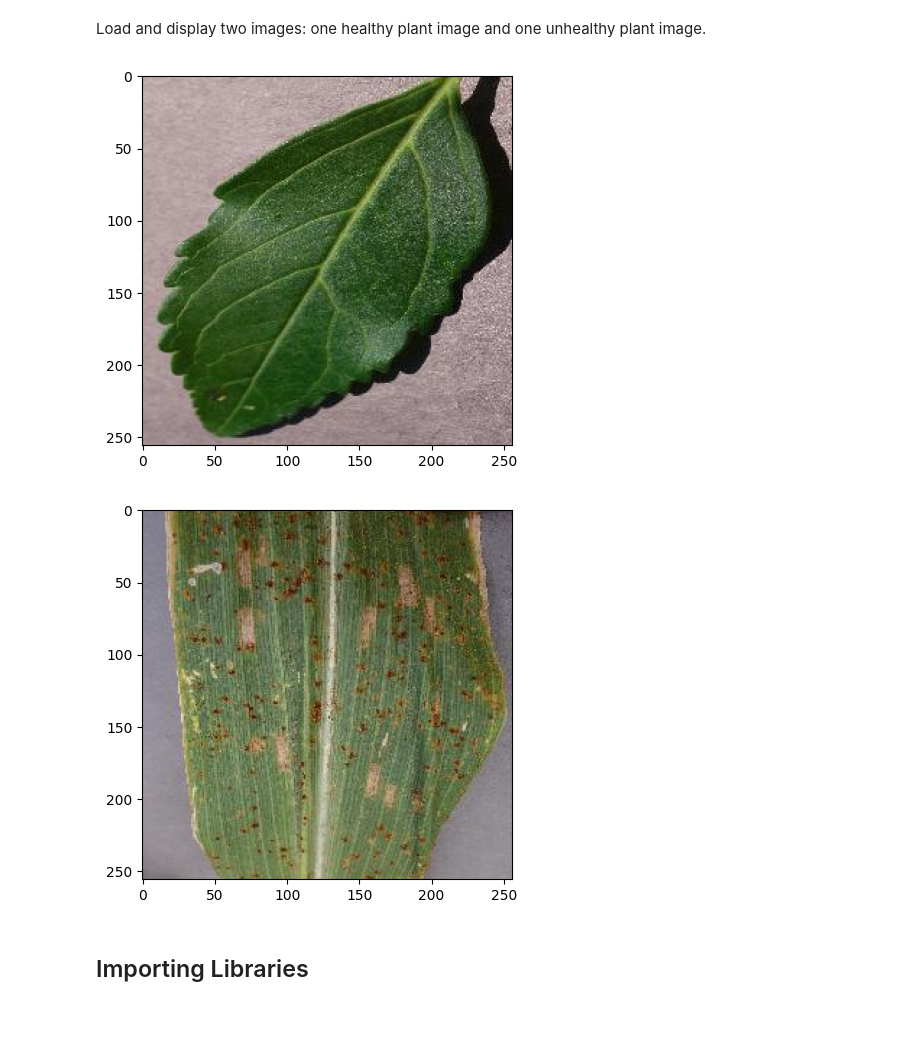
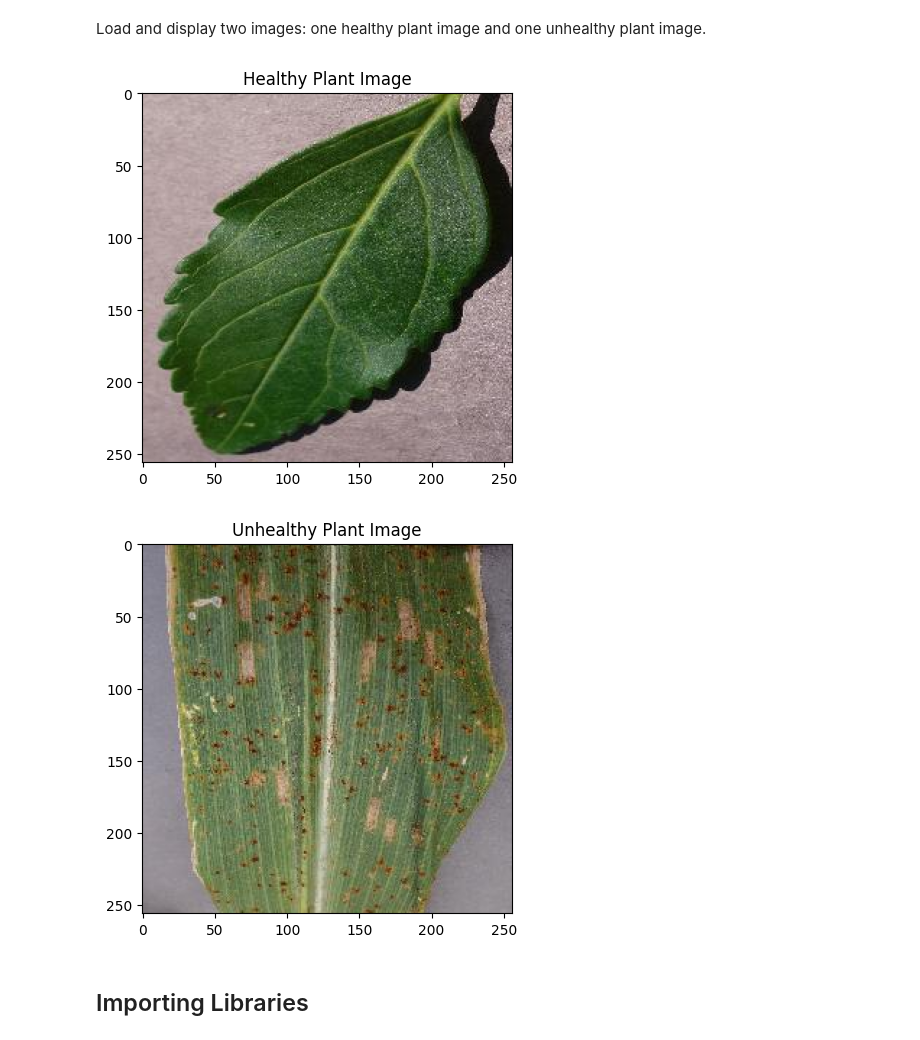
Before and after one commit to suti333/Crop-Disease, a Jupyter notebook: Crop_Disease.ipynb, the cells around one changed output. Drawn from its saved outputs; the diff is of its cells as text; code cells hidden in the pictures.

```diff
--- a/Crop_Disease.ipynb
+++ b/Crop_Disease.ipynb
@@ -49,20 +49,22 @@ Load and display two images: one healthy plant image and one unhealthy plant ima
 # %%
 import matplotlib.pyplot as plt
 import matplotlib.image as mpimg
 
 # Healthy plant image
 img = mpimg.imread('/content/Crop Disease Dataset/New Plant Diseases Dataset(Augmented)/New Plant Diseases Dataset(Augmented)/train/Healthy/0008f3d3-2f85-4973-be9a-1b520b8b59fc___JR_HL 4092_flipTB.JPG')
 imgplot = plt.imshow(img)
+plt.title("Healthy Plant Image")
 plt.show()
 # %% [output]
-[figure, old version]
+[figure, new version]
 # %%
 # Unhealthy plant image
 img = mpimg.imread('/content/Crop Disease Dataset/New Plant Diseases Dataset(Augmented)/New Plant Diseases Dataset(Augmented)/train/Unhealthy/038464d1-47a9-4169-afb1-72c87e568a95___RS_GLSp 4480.JPG')
 imgplot = plt.imshow(img)
+plt.title("Unhealthy Plant Image")
 plt.show()
 # %% [output]
-[figure, old version]
+[figure, new version]
 # %% [markdown]
 ## Importing Libraries
 # %%
```
Also changed, not shown: parts of 9 cells of this notebook.
